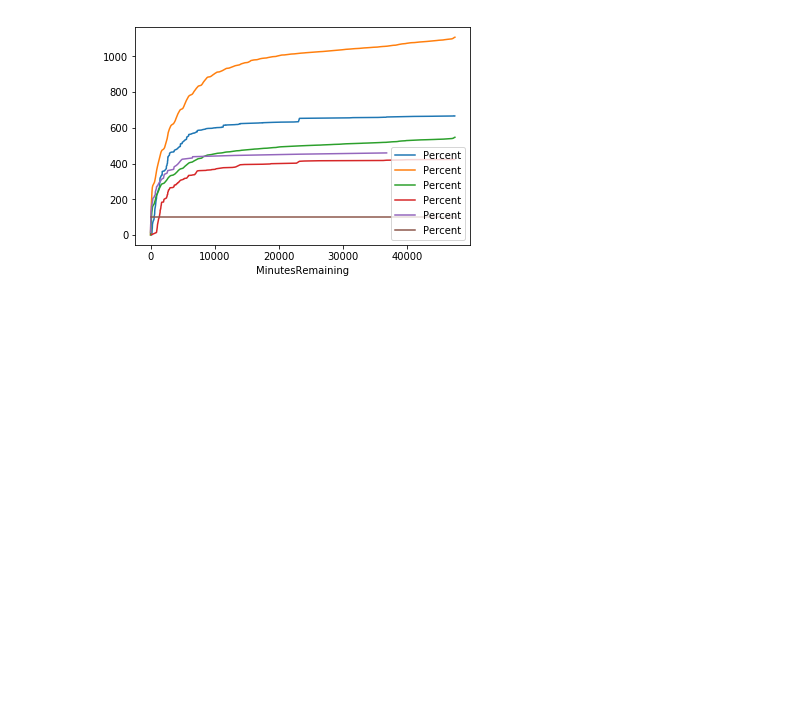
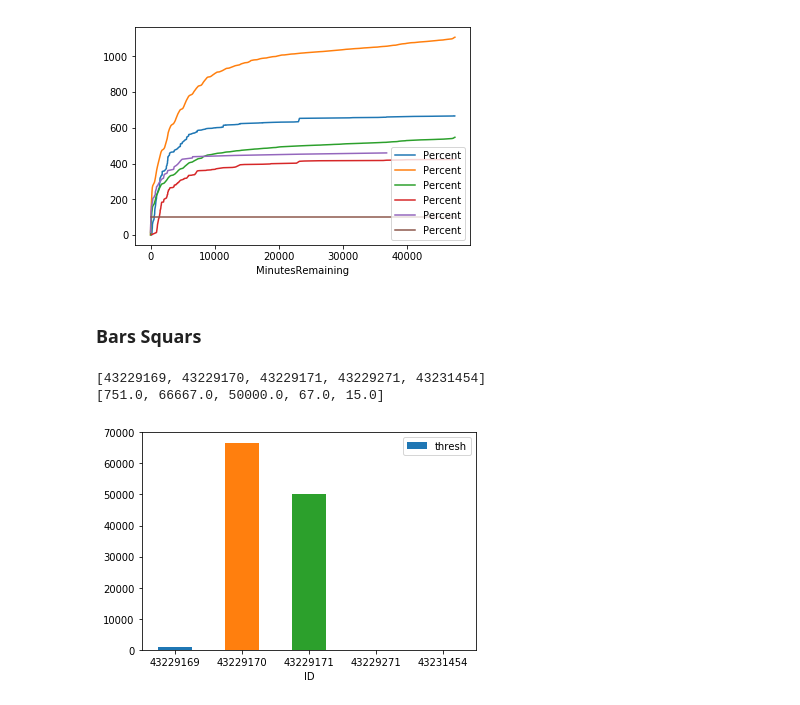
Before and after one commit to WPI-Draftkings-MQP/dkNotebook, a Jupyter notebook: Tournament Timeline Display.ipynb, the cells around one changed output. Drawn from its saved outputs; the diff is of its cells as text; code cells hidden in the pictures; blank space fills up the shorter version.

Commit message:
I made a bar graph

```diff
--- a/Tournament Timeline Display.ipynb
+++ b/Tournament Timeline Display.ipynb
@@ -84,3 +84,26 @@ thresholdLine.plot(ax=ax, x='MinutesRemaining', y='Percent')
 # %% [output]
 <matplotlib.axes._subplots.AxesSubplot at 0x...>
 [figure]
+# %% [markdown]
+### Bars Squars
+# %%
+
+gameIDs = []
+thresholds = []
+
+for id in targetIDs:
+    threshold = contestThreshold(id)
+    threshRound = np.ceil(threshold)
+
+    gameIDs.append(id)
+    thresholds.append(threshRound)
+
+print(gameIDs)
+print(thresholds)
+
+df = pd.DataFrame({'ID': gameIDs,'thresh': thresholds})
+ax = df.plot.bar(x='ID', y='thresh', rot=0)
+# %% [output]
+[43229169, 43229170, 43229171, 43229271, 43231454]
+[751.0, 66667.0, 50000.0, 67.0, 15.0]
+[figure, added]
```
Also changed, not shown: parts of 1 cell of this notebook, 1 other file.
